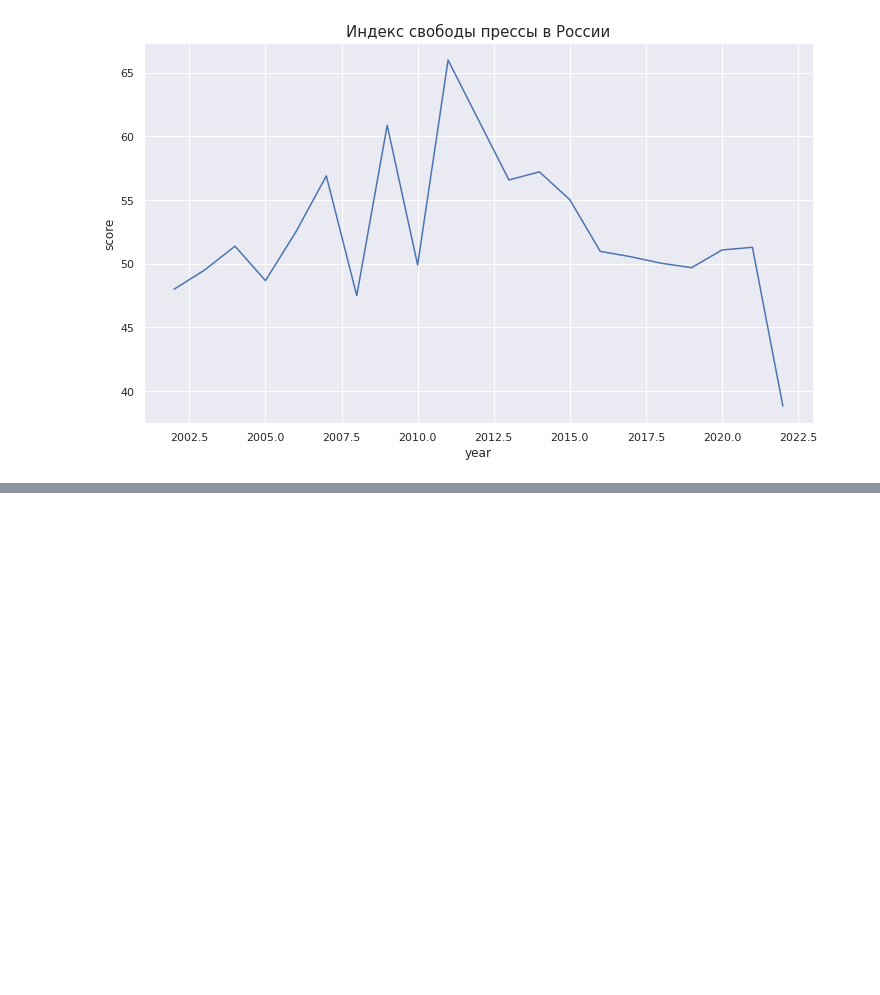
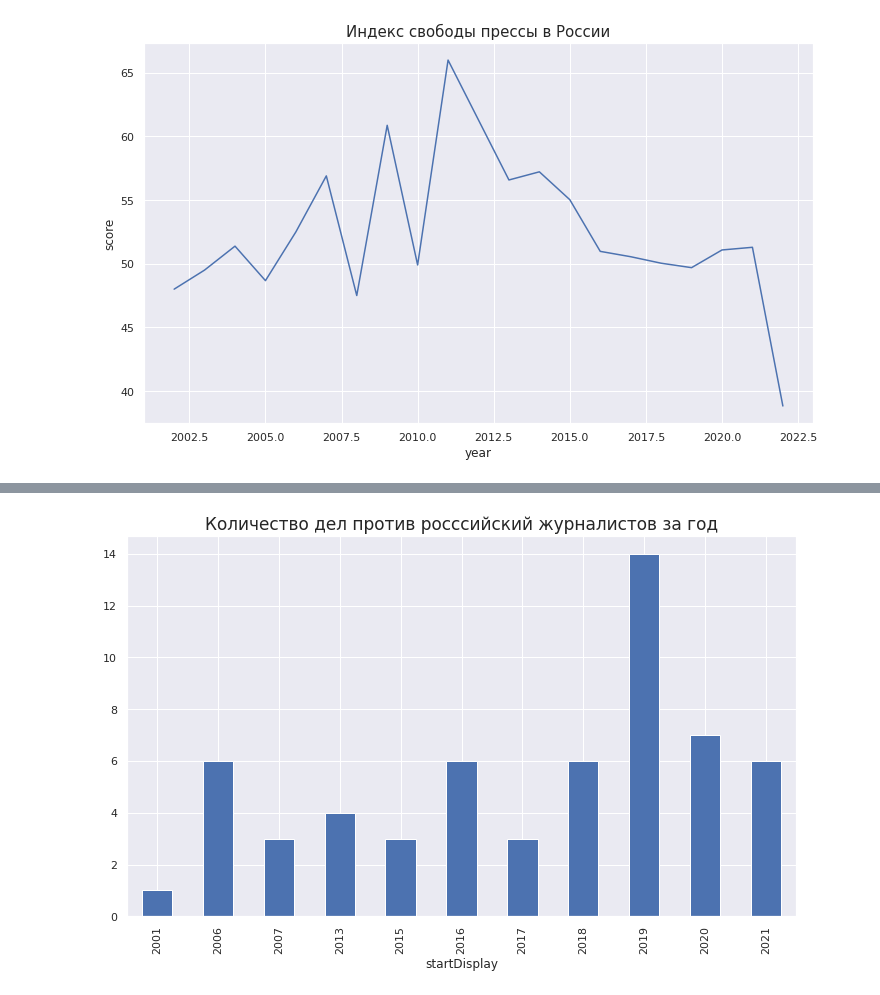
Before and after one commit to kkruglik/runet_blockings, a Jupyter notebook: data_analysis.ipynb, the cells around one changed output, grey strips where cells are left out. Cells and saved outputs as stored; diff of their text form; code cells hidden in the pictures; blank space fills up the shorter version.

```diff
--- a/data_analysis.ipynb
+++ b/data_analysis.ipynb
@@ -266,0 +309,5 @@ plt.show()
+# %%
+df.groupby(df.startDisplay.dt.year).size().plot(kind='bar')
+plt.title('Количество дел против росссийский журналистов за год', fontsize=17);
+# %% [output]
+[figure, added]
```
Also changed, not shown: parts of 20 cells of this notebook.
